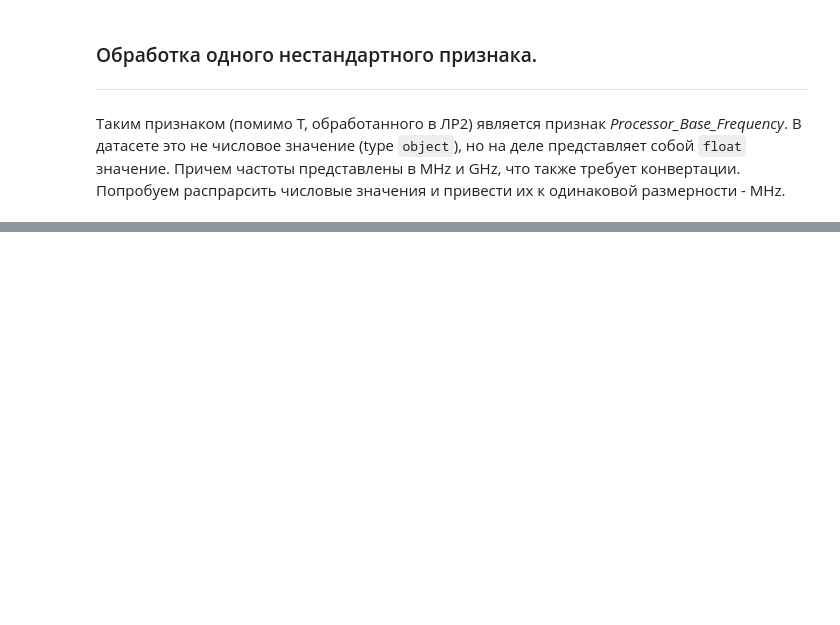
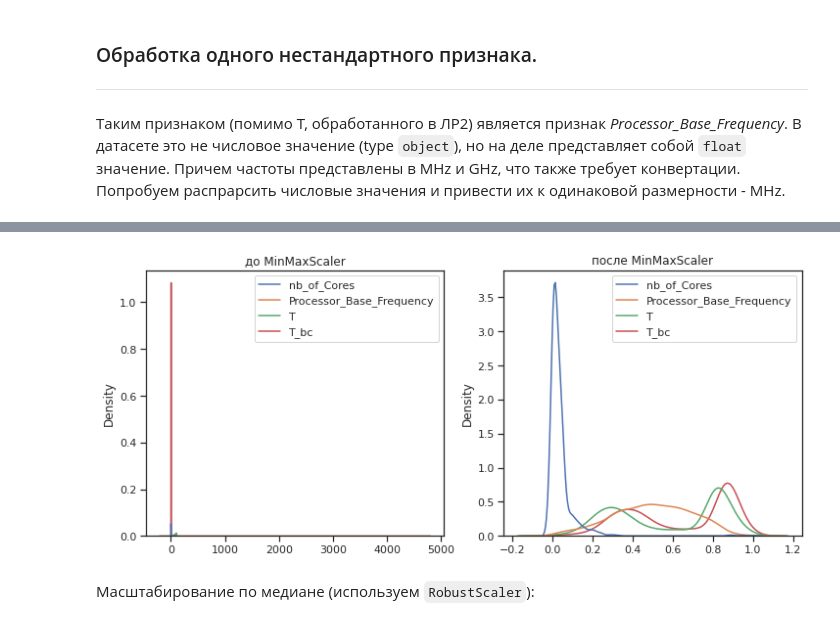
Before and after one commit to GeorgiyX/ML-21, a Jupyter notebook: lr-3/lr-3.ipynb, the cells around one changed output, grey strips where cells are left out. Saved outputs shown, nothing was run; the diff lists cells and outputs as text; code cells hidden in the pictures; blank space fills up the shorter version.

```diff
--- a/lr-3/lr-3.ipynb
+++ b/lr-3/lr-3.ipynb
@@ -55,0 +177,4 @@ dataset
+# %%
+min_max_scaler = MinMaxScaler()
+dataset_num_mm = pd.DataFrame(min_max_scaler.fit_transform(dataset_num), columns=dataset_num.columns)
+dataset_num_mm.describe()
@@ -55,0 +191,6 @@ dataset
+# %%
+draw_kde(dataset_num.columns, dataset_num, dataset_num_mm, "до MinMaxScaler", "после MinMaxScaler")
+# %% [output]
+[figure, added]
+# %% [markdown]
+Масштабирование по медиане (используем `RobustScaler`):
```
Also changed, not shown: parts of 16 cells of this notebook.
